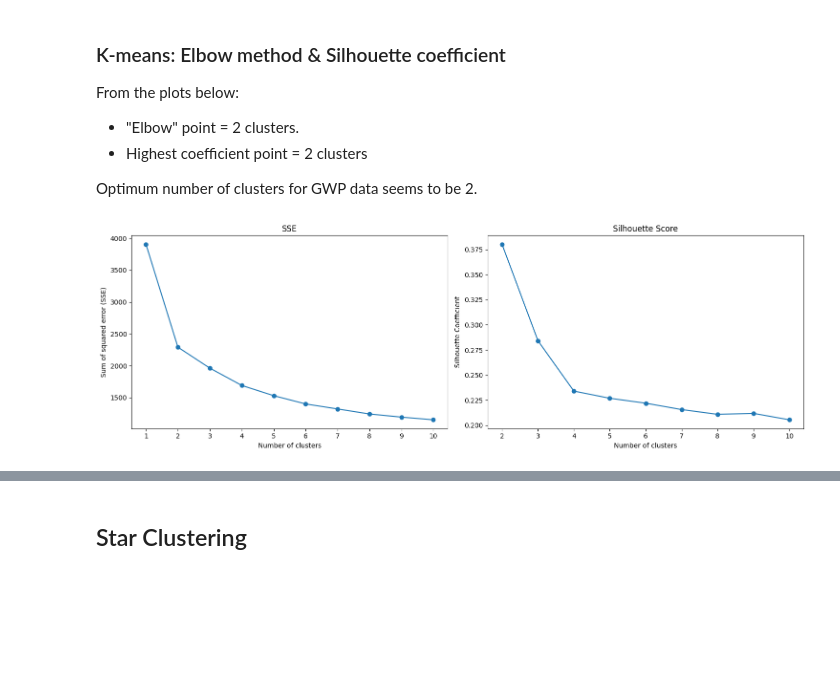
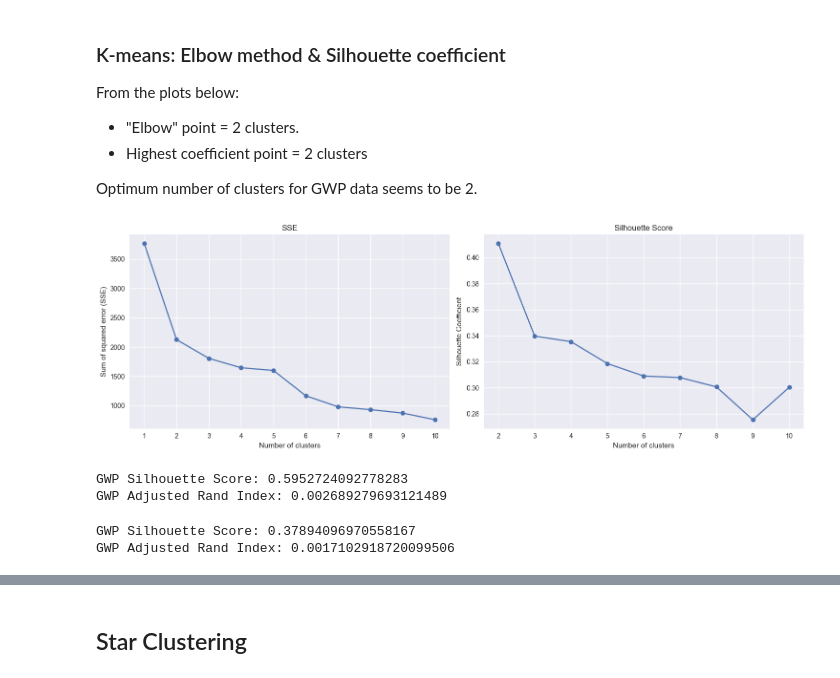
Before and after one commit to TNicko/DataMiningML, a Jupyter notebook: task3_4.ipynb, the cells around one changed output, grey strips where cells are left out. Saved outputs shown, nothing was run; the diff lists cells and outputs as text; code cells hidden in the pictures; blank space fills up the shorter version.

Commit message:
clustering update, markdown 1 answer

```diff
--- a/task3_4.ipynb
+++ b/task3_4.ipynb
@@ -37,9 +42,8 @@ X_gwp, y_gwp = split_features_and_target(gwp_dataset)
 X_gwp_names, y_gwp_name = get_feature_and_target_names(gwp_dataset)
 X_gwp, X_gwp_names = filter_features(X_gwp, y_gwp, X_gwp_names, corr_coef=0.05, const_coef=0.01)
 
-# Split into training and testing sets
-X_gwp_train, X_gwp_test, y_gwp_train, y_gwp_test = train_test_split(X_gwp, y_gwp, test_size=0.2, random_state=SEED)
-X_gwp_train, X_gwp_test = normalize_train_test(X_gwp_train, X_gwp_test)
+# Normalize data
+X_gwp = normalize_data(X_gwp)
 
 # ------ STAR ------ #
 # Load and process Star from csv
@@ -51,9 +55,8 @@ X_star, y_star = split_features_and_target(star_dataset)
 X_star_names, y_star_name = get_feature_and_target_names(star_dataset)
 X_star, X_star_names = filter_features(X_star, y_star, X_star_names, corr_coef=0.01, const_coef=0.01)
 
-# Split into training and testing sets
-X_star_train, X_star_test, y_star_train, y_star_test = train_test_split(X_star, y_star, test_size=0.2, random_state=SEED)
-X_star_train, X_star_test = normalize_train_test(X_star_train, X_star_test)
+# Normalize data
+X_star = normalize_data(X_star)
 # %% [markdown]
 ## GWP Clustering
 # %% [markdown]
@@ -65,13 +68,67 @@ From the plots below:
 Optimum number of clusters for GWP data seems to be 2.
 # %%
 num_clusters = 10
-gwp_sses = kmeans_elbow(X_gwp_train, num_clusters=num_clusters, seed=SEED)
-gwp_silhouette_scores = kmeans_silhouette(X_gwp_train, num_clusters=num_clusters, seed=SEED)
-
+gwp_sses = kmeans_elbow(X_gwp, num_clusters=num_clusters, seed=SEED)
+gwp_silhouette_scores = kmeans_silhouette(X_gwp, num_clusters=num_clusters, seed=SEED)
+plt.style.use('seaborn-v0_8')
 plot_side_by_side(
     lambda: plot_cluster_sses(gwp_sses),
     lambda: plot_cluster_silhouettes(gwp_silhouette_scores),
     titles=["SSE", "Silhouette Score"],
 )
 # %% [output]
-[figure, old version]
+[figure, new version]
+# %%
+cluster_pipeline = Pipeline(
+    [
+        ("pca", PCA(n_components=2, random_state=SEED)),
+        ("kmeans",
+           KMeans(
+               n_clusters=2,
+               init="k-means++",
+               n_init=50,
+               max_iter=500,
+               random_state=SEED,),
+       ),
+    ]
+)
+
+cluster_pipeline.fit(X_gwp)
+
+X_gwp_pca = cluster_pipeline["pca"].transform(X_gwp)
+
+gwp_pred_labels = cluster_pipeline["kmeans"].labels_
+
+gwp_silhoutte = silhouette_score(X_gwp_pca, gwp_pred_labels)
+gwp_ari = adjusted_rand_score(y_gwp, gwp_pred_labels)
+
+print(f"GWP Silhouette Score: {gwp_silhoutte}")
+print(f"GWP Adjusted Rand Index: {gwp_ari}")
+# %% [output]
+GWP Silhouette Score: 0.5952724092778283
+GWP Adjusted Rand Index: 0.002689279693121489
+# %%
+# Reduce dimensionality with t-SNE
+tsne = TSNE(n_components=2, random_state=SEED)
+X_gwp_tsne = tsne.fit_transform(X_gwp)
+
+# Perform clustering with k-means
+kmeans = KMeans(
+    n_clusters=2,
+    init="k-means++",
+    n_init='auto',
+    random_state=SEED)
+
+kmeans.fit(X_gwp_tsne)
+
+# Get the predicted labels
+gwp_tsne_labels = kmeans.labels_
+
+gwp_silhoutte = silhouette_score(X_gwp_tsne, gwp_tsne_labels)
+gwp_ari = adjusted_rand_score(y_gwp, gwp_tsne_labels)
+
+print(f"GWP Silhouette Score: {gwp_silhoutte}")
+print(f"GWP Adjusted Rand Index: {gwp_ari}")
+# %% [output]
+GWP Silhouette Score: 0.37894096970558167
+GWP Adjusted Rand Index: 0.0017102918720099506
```
Also changed, not shown: parts of 11 cells of this notebook, 4 other files.
